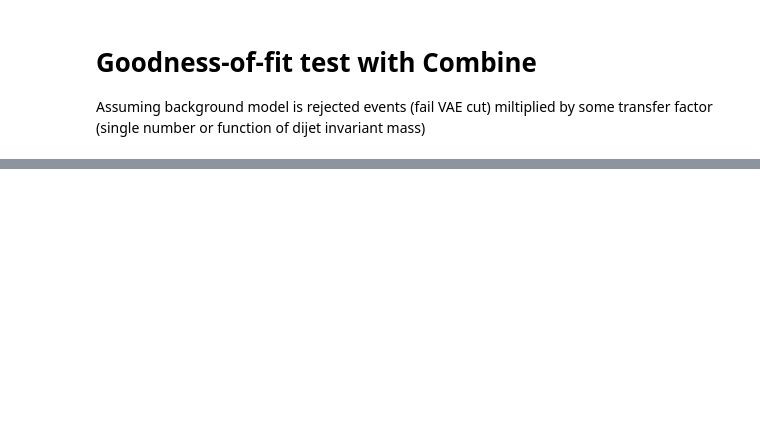
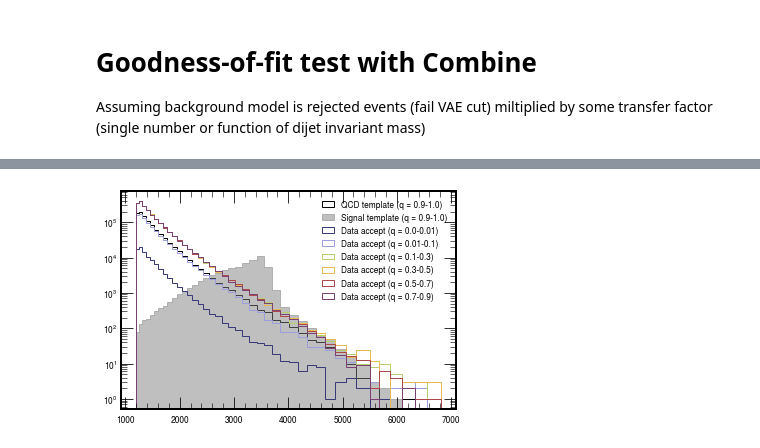
Before and after one commit to mpp-hep/gof_tests, a Jupyter notebook: gof.ipynb, the cells around one changed output, grey strips where cells are left out. Saved outputs shown, nothing was run; the diff lists cells and outputs as text; code cells hidden in the pictures; blank space fills up the shorter version.

```diff
--- a/gof.ipynb
+++ b/gof.ipynb
@@ -103,7 +18,0 @@ min_bin = bin_edges[0]
-# %%
-# prepare histograms and scale
-background_hist_acc = rt.TH1D('background_acc','background_acc', n_bins, min_bin, max_bin)
-for i, b in enumerate(qcd_acc):
-    print(b)
-    background_hist_acc.SetBinContent(i+1, b)
-    data_hist_acc.SetBinContent(i+1, b)
@@ -169,0 +23,10 @@ Warning in <TCanvas::Constructor>: Deleting canvas with same name: c
+# %%
+#  Get the total, accepted and rejected events for signal and data
+path = '/eos/project/d/dshep/TOPCLASS/DijetAnomaly/VAE_results/run_111_210202/'
+
+f_qcd = h5py.File(path+'qcd_sqrtshatTeV_13TeV_PU40_reco.h5', 'r')
+f_sig = h5py.File(path+'RSGraviton_WW_NARROW_13TeV_PU40_3.5TeV_reco.h5', 'r')
+
+print(f_qcd.keys())
+print(list(f_qcd.get("eventFeatureNames")))
+print(len(f_qcd.get("eventFeatures")))
@@ -169,0 +88,30 @@ Warning in <TCanvas::Constructor>: Deleting canvas with same name: c
+# %%
+#Define binning
+bin_edges = np.array([1200,1246,1313,1383,1455,1530, #bin_edges = np.array([1126,1181,1246,1313,1383,1455,1530,
+                      1607,1687,1770,1856,1945,2037,2132,
+                      2231,2332,2438,2546,2659,2775,2895,
+                      3019,3147,3279,3416,3558,3704,3854,
+                      4010,4171,4337,4509,4686,4869,5058,
+                      5253,5500,5663,5877,6099,6328,6564,6808]).astype('float')
+
+n_bins = len(bin_edges)-1
+max_bin = bin_edges[-1]
+min_bin = bin_edges[0]
+# %%
+
+fig, ax = plt.subplots()
+colormap = plt.cm.tab20b
+mapcolors = [colormap(int(x*colormap.N/len(datas_qcd_acc))) for x in range(len(datas_qcd_acc))]
+plt.hist(qcd_template,bins=bin_edges,label='QCD template (q = 0.9-1.0)',histtype='step', linewidth=1, facecolor='none', edgecolor='k',fill=True)
+plt.hist(sig_template,bins=bin_edges,label='Signal template (q = 0.9-1.0)',histtype='step', linewidth=1, facecolor='gray', edgecolor='gray', alpha=.5,fill=True)
+for i,key in enumerate(sorted(datas_qcd_acc.keys())):
+    if i > 0:
+        lower_bound = sorted(datas_qcd_acc.keys())[i-1]
+    else:
+       lower_bound = 0.0
+    plt.hist(datas_qcd_acc[key],bins=bin_edges,label='Data accept (q = {}-{})'.format(lower_bound,key),histtype='step', linewidth=1, facecolor='none', edgecolor=mapcolors[i],fill=True)
+
+plt.legend( loc='upper right',frameon=False)
+plt.yscale('log')
+# %% [output]
+[figure, added]
```
Also changed, not shown: parts of 18 cells of this notebook.
